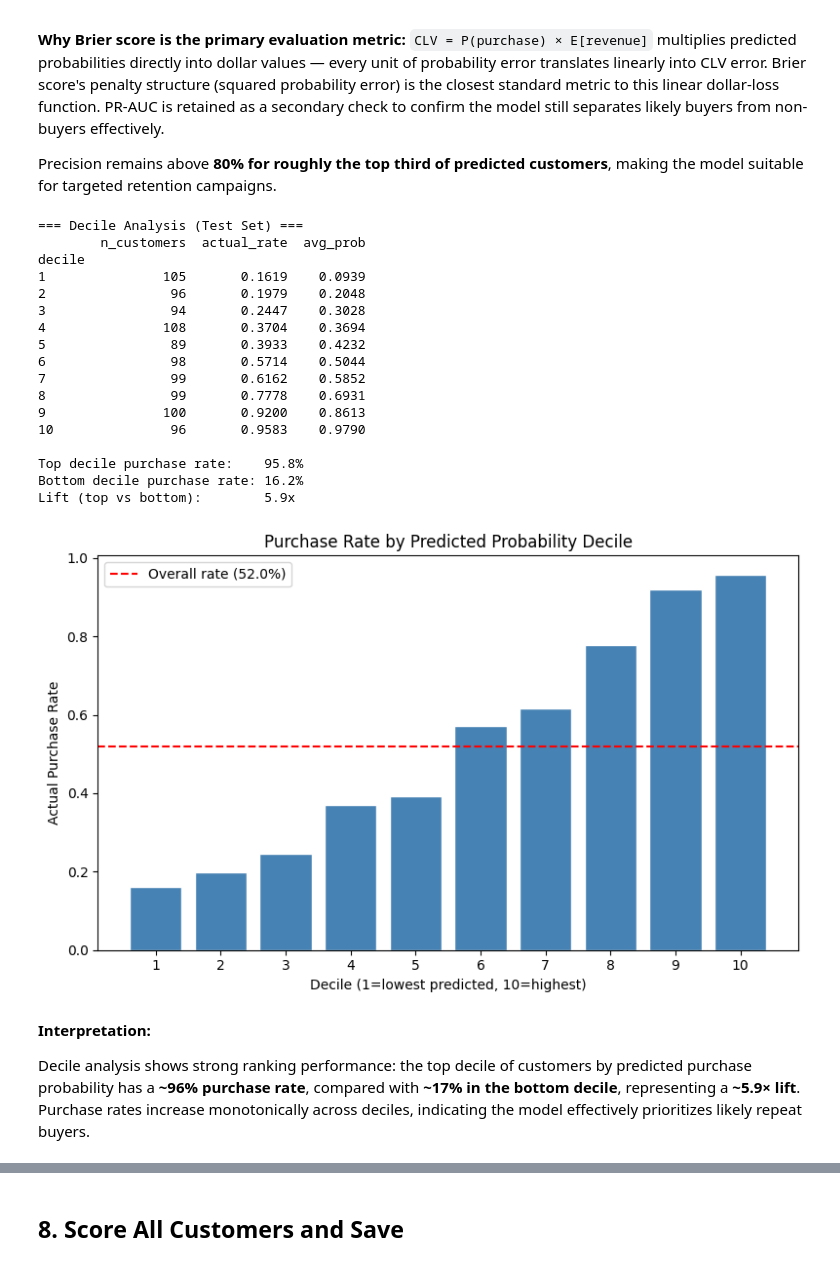
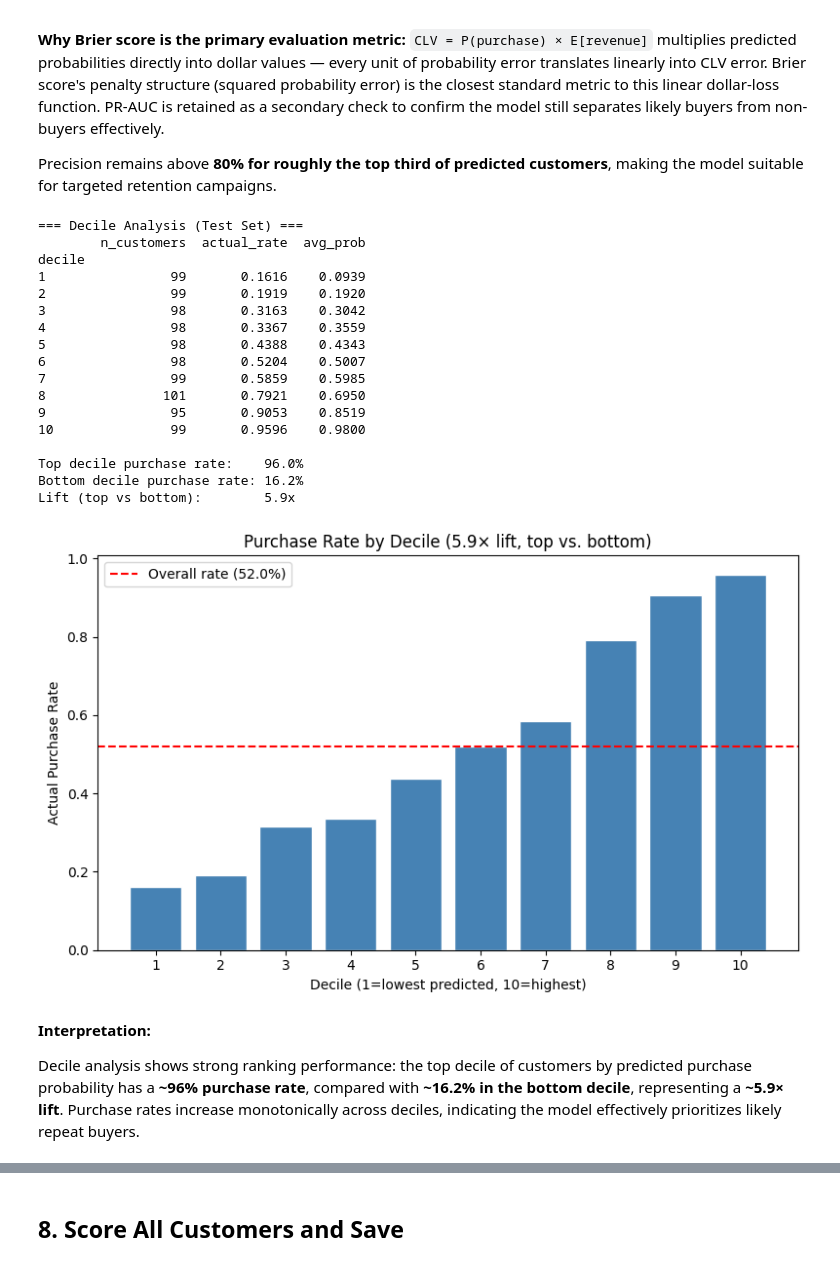
Before and after one commit to dsyhub/customer-lifetime-value-prediction, a Jupyter notebook: notebooks/02_purchase_propensity_model.ipynb, the cells around one changed output, grey strips where cells are left out. Drawn from its saved outputs; the diff is of its cells as text; code cells hidden in the pictures.

```diff
--- a/notebooks/02_purchase_propensity_model.ipynb
+++ b/notebooks/02_purchase_propensity_model.ipynb
@@ -74,7 +75,7 @@ import shap
 # %% [markdown]
 ## 1. Load Data
 # %%
-df = pd.read_csv('../data/raw/clv_data.csv')
+df = pd.read_csv('../data/processed/clv_data.csv')
 
 # Target: binary purchase indicator
 df['purchased_in_holdout'] = (df['actual_holdout_transactions'] > 0).astype(int)
@@ -131,10 +134,32 @@ Target distribution: {1: 2557, 0: 2361}
 # %%
-X_train, X_test, y_train, y_test = train_test_split(
-    X, y, test_size=0.20, random_state=42, stratify=y
+X_train_num, X_test_num, y_train, y_test = train_test_split(
+    X_numeric, y, test_size=0.20, random_state=42, stratify=y
 )
 
-print(f"Train: {len(X_train):,} samples ({y_train.mean():.1%} positive)")
-print(f"Test:  {len(X_test):,} samples ({y_test.mean():.1%} positive)")
+print(f"Train: {len(X_train_num):,} samples ({y_train.mean():.1%} positive)")
+print(f"Test:  {len(X_test_num):,} samples ({y_test.mean():.1%} positive)")
 # %% [output]
 Train: 3,934 samples (52.0% positive)
 Test:  984 samples (52.0% positive)
+# %%
+# Label-encode categoricals — fit on training data only, transform all splits
+# Unseen categories in test/full data are mapped to -1 (unknown)
+label_encoders = {}
+for col in CATEGORICAL_FEATURES:
+    le = LabelEncoder()
+    le.fit(df.loc[X_train_num.index, col].astype(str))
+
+    # Transform with unseen-category handling: map unknown labels to -1
+    mapping = {label: idx for idx, label in enumerate(le.classes_)}
+    df[col + '_enc'] = df[col].astype(str).map(mapping).fillna(-1).astype(int)
+    label_encoders[col] = le
+
+n_unseen = (df[CATEGORICAL_FEATURES[0] + '_enc'] == -1).sum()
+
+# Build full feature matrices using the train/test index from the numeric split
+X_train = df.loc[X_train_num.index, FEATURE_COLS]
+X_test  = df.loc[X_test_num.index, FEATURE_COLS]
+
+print(f"Encoded {len(CATEGORICAL_FEATURES)} categorical feature(s), fit on training data only")
+print(f"Unseen categories in test/full data mapped to -1: {n_unseen} customer(s)")
+print(f"X_train: {X_train.shape}, X_test: {X_test.shape}")
@@ -476,53 +474,58 @@ Precision remains above **80% for roughly the top third of predicted customers**
 # Decile analysis: bin customers by predicted probability, show actual purchase rate
 test_df = pd.DataFrame({'y_true': y_test.values, 'y_prob': y_prob})
 test_df['decile'] = pd.qcut(test_df['y_prob'], 10, labels=False, duplicates='drop') + 1
 
 decile_stats = test_df.groupby('decile').agg(
     n_customers=('y_true', 'count'),
     actual_rate=('y_true', 'mean'),
     avg_prob=('y_prob', 'mean'),
 ).round(4)
 
 print("=== Decile Analysis (Test Set) ===")
 print(decile_stats.to_string())
-print(f"\nTop decile purchase rate:    {decile_stats.iloc[-1]['actual_rate']:.1%}")
-print(f"Bottom decile purchase rate: {decile_stats.iloc[0]['actual_rate']:.1%}")
-print(f"Lift (top vs bottom):        {decile_stats.iloc[-1]['actual_rate'] / max(decile_stats.iloc[0]['actual_rate'], 0.001):.1f}x")
+
+top_rate = decile_stats.iloc[-1]['actual_rate']
+bot_rate = decile_stats.iloc[0]['actual_rate']
+lift = top_rate / max(bot_rate, 0.001)
+
+print(f"\nTop decile purchase rate:    {top_rate:.1%}")
+print(f"Bottom decile purchase rate: {bot_rate:.1%}")
+print(f"Lift (top vs bottom):        {lift:.1f}x")
 
 # Decile bar chart
 fig, ax = plt.subplots(figsize=(8, 5))
 ax.bar(decile_stats.index, decile_stats['actual_rate'], color='steelblue', edgecolor='white')
 ax.axhline(y=baseline, color='red', linestyle='--', label=f'Overall rate ({baseline:.1%})')
 ax.set_xlabel('Decile (1=lowest predicted, 10=highest)')
 ax.set_ylabel('Actual Purchase Rate')
-ax.set_title('Purchase Rate by Predicted Probability Decile')
+ax.set_title(f'Purchase Rate by Decile ({lift:.1f}× lift, top vs. bottom)')
 ax.set_xticks(decile_stats.index)
 ax.legend()
 plt.tight_layout()
 plt.show()
 # %% [output]
 === Decile Analysis (Test Set) ===
         n_customers  actual_rate  avg_prob
 decile
-1               105       0.1619    0.0939
-2                96       0.1979    0.2048
-3                94       0.2447    0.3028
-4               108       0.3704    0.3694
-5                89       0.3933    0.4232
-6                98       0.5714    0.5044
-7                99       0.6162    0.5852
-8                99       0.7778    0.6931
-9               100       0.9200    0.8613
-10               96       0.9583    0.9790
+1                99       0.1616    0.0939
+2                99       0.1919    0.1920
+3                98       0.3163    0.3042
+4                98       0.3367    0.3559
+5                98       0.4388    0.4343
+6                98       0.5204    0.5007
+7                99       0.5859    0.5985
+8               101       0.7921    0.6950
+9                95       0.9053    0.8519
+10               99       0.9596    0.9800
 
-Top decile purchase rate:    95.8%
+Top decile purchase rate:    96.0%
 Bottom decile purchase rate: 16.2%
 Lift (top vs bottom):        5.9x
-[figure, old version]
+[figure, new version]
 # %% [markdown]
 **Interpretation:**
 
-Decile analysis shows strong ranking performance: the top decile of customers by predicted purchase probability has a **~96% purchase rate**, compared with **~17% in the bottom decile**, representing a **~5.9× lift**. Purchase rates increase monotonically across deciles, indicating the model effectively prioritizes likely repeat buyers.
+Decile analysis shows strong ranking performance: the top decile of customers by predicted purchase probability has a **~96% purchase rate**, compared with **~16.2% in the bottom decile**, representing a **~5.9× lift**. Purchase rates increase monotonically across deciles, indicating the model effectively prioritizes likely repeat buyers.
 # %%
 # Feature importance from the base (uncalibrated) tuned classifier
 if hasattr(best_clf, 'feature_importances_'):
```
Also changed, not shown: parts of 24 cells of this notebook, 8 other files.
